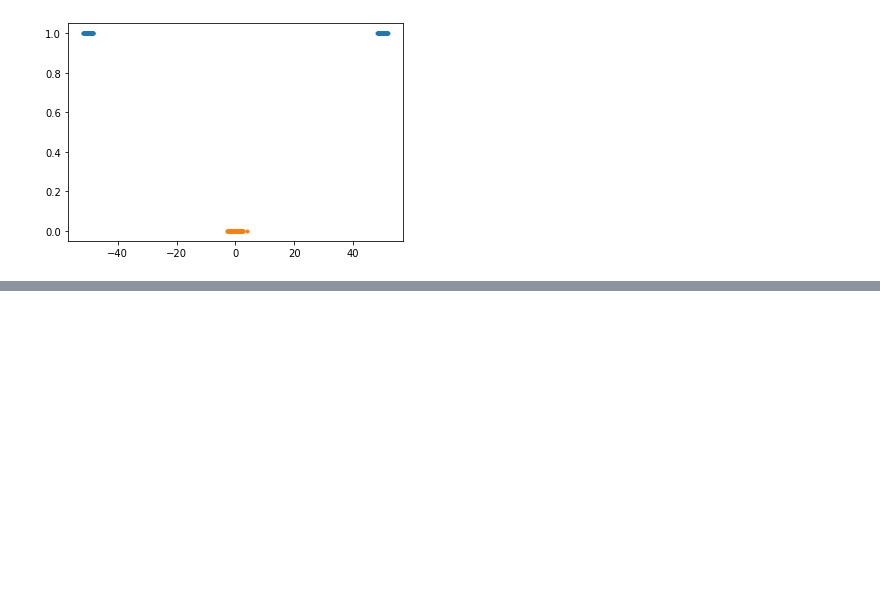
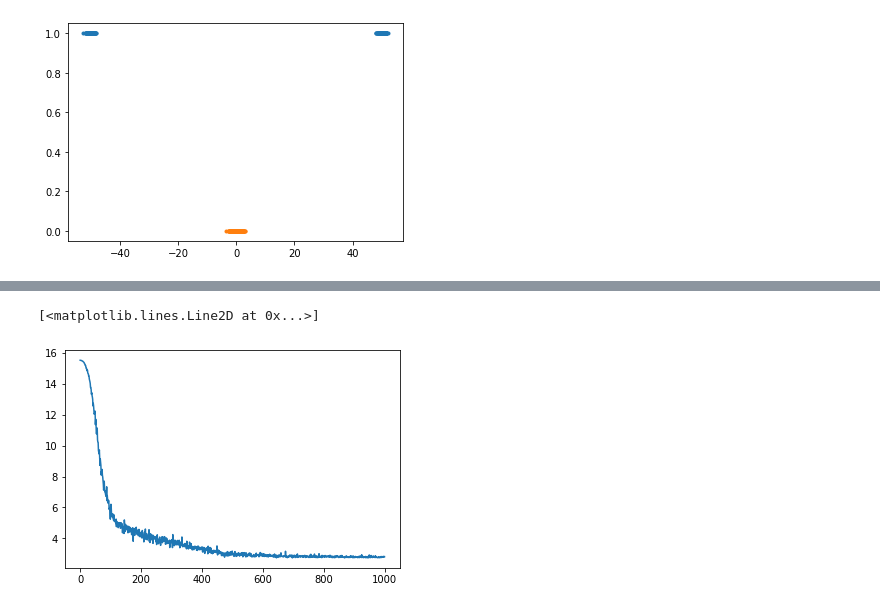
Before and after one commit to franciscovargas/SC-IPFP, a Jupyter notebook: notebooks/cross_entropy_multimodal_test.ipynb, the cells around one changed output, grey strips where cells are left out. Saved outputs shown, nothing was run; the diff lists cells and outputs as text; code cells hidden in the pictures; blank space fills up the shorter version.

```diff
--- a/notebooks/cross_entropy_multimodal_test.ipynb
+++ b/notebooks/cross_entropy_multimodal_test.ipynb
@@ -36,10 +72,10 @@ plt.plot(X1.flatten(), [0] * n, '.')
 [<matplotlib.lines.Line2D at 0x...>]
 [figure]
 # %%
-def data_stream(X):
+def data_stream(X, batch_size = 200):
     rng =  npr.RandomState(0)
 
-    batch_size = 200
+
     num_batches = int(np.ceil(X.shape[0] / batch_size))
 #     print(num_batches)
 
@@ -85,18 +121,22 @@ def inner_loss(theta, batch):
 # %%
 
 log_prob = log_kde_pdf_per_point
+# log_prob = knn_log_prob
 
 dim = 1
 
-b_forward_init, b_forward = create_network(1, [2])
-opt_init_f, opt_update_f, get_params_f = optimizers.adam(1e-5)
+b_forward_init, b_forward = create_network(1, [20,20,20])
+opt_init_f, opt_update_f, get_params_f = optimizers.adam(0.001)
 
 rng = jax.random.PRNGKey(0)
 
 _, init_params_f = b_forward_init(rng, (-1, dim))
 opt_state_f = opt_init_f(init_params_f)
 
-batches_f = data_stream(X1)
+batch_size = 200
+num_complete_batches_f, leftover_f = divmod(X1.shape[0], batch_size)
+
+batches_f = data_stream(X1, batch_size=batch_size)
 
 loss_f = []
 
@@ -105,13 +145,13 @@ theta_f = get_params_f(opt_state_f)
 for i in tqdm(range(1000)):
     itercount = itertools.count()
 
-    for k in range(1):
-        while True:
-            batch_f =  next(batches_f)
-            params = get_params_f(opt_state_f)
-            gradient = grad(inner_loss)(params, batch_f)
-            opt_state_f = opt_update_f(i, gradient, opt_state_f)
-        params_f = get_params_f(opt_state_f)
-        lossf = inner_loss(params_f, batch_f, True)
-        print(f"loss f {lossf}")
+    for _ in range(num_complete_batches_f):
+        batch_f =  next(batches_f)
+        params = get_params_f(opt_state_f)
+        gradient = grad(inner_loss)(params, batch_f)
+        opt_state_f = opt_update_f(i, gradient, opt_state_f)
+
+    params = get_params_f(opt_state_f)
+    lossf = inner_loss(params, batch_f)
+    print(f"loss f {lossf}")
     loss_f.append(lossf)
@@ -117,0 +176,5 @@ for i in tqdm(range(1000)):
+# %%
+plt.plot(loss_f)
+# %% [output]
+[<matplotlib.lines.Line2D at 0x...>]
+[figure, added]
```
Also changed, not shown: parts of 3 cells of this notebook, 1 other file.
